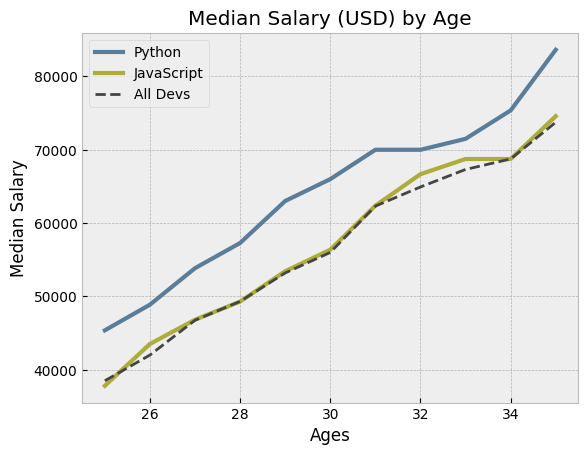
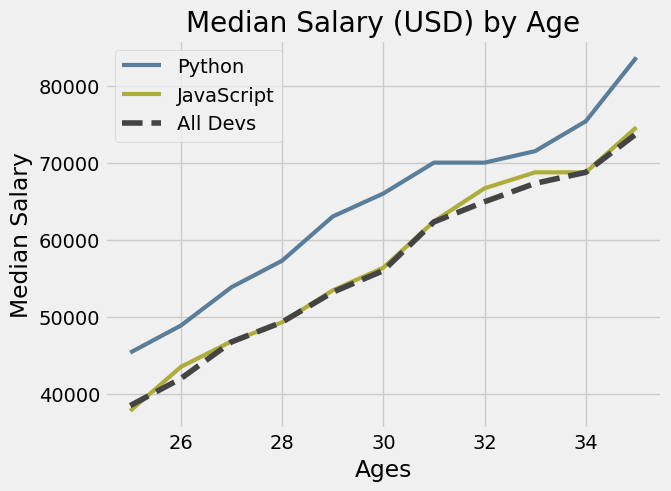
Unified diff of the notebook cell whose output changed from the first chart to the second:
--- before
+++ after
@@ -16,5 +16,5 @@
 plt.grid(True)
 
-plt.savefig('plot.png')
+#plt.savefig('plot.png')
 
 plt.show()

Commit: Matplotlib part 2 done